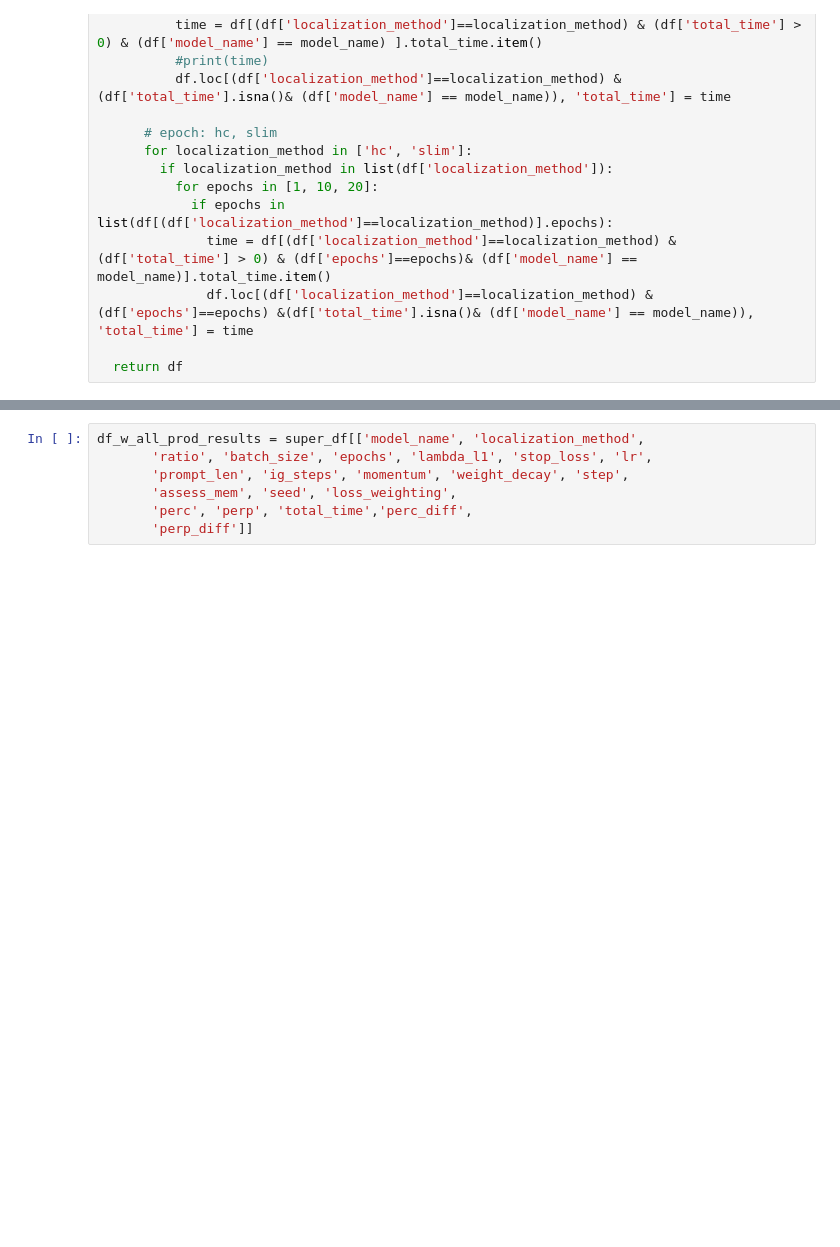
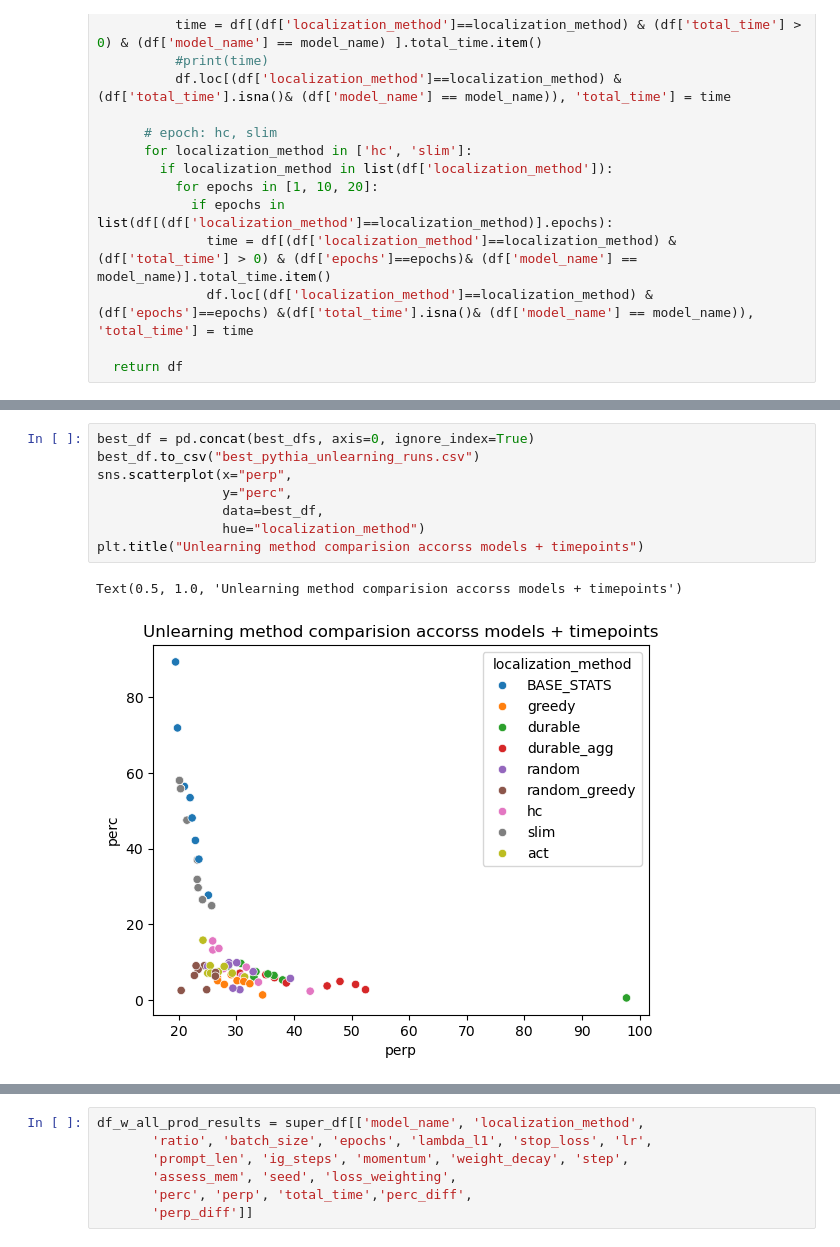
Before and after one commit to msakarvadia/memorization, a Jupyter notebook: figs/pythia_unlearning_results.ipynb, the cells around one changed output, grey strips where cells are left out. Saved outputs shown, nothing was run; the diff lists cells and outputs as text; blank space fills up the shorter version.

```diff
--- a/figs/pythia_unlearning_results.ipynb
+++ b/figs/pythia_unlearning_results.ipynb
@@ -845,3 +828,14 @@ best_df = pd.concat(best_dfs, axis=0, ignore_index=True)
+# %%
+best_df = pd.concat(best_dfs, axis=0, ignore_index=True)
+best_df.to_csv("best_pythia_unlearning_runs.csv")
+sns.scatterplot(x="perp",
+                y="perc",
+                data=best_df,
+                hue="localization_method")
+plt.title("Unlearning method comparision accorss models + timepoints")
+# %% [output]
+Text(0.5, 1.0, 'Unlearning method comparision accorss models + timepoints')
+[figure, added]
 # %%
 palette = {
     method: color if method != "random_greedy" else "green"
```
Also changed, not shown: parts of 25 cells of this notebook, 5 other files.
